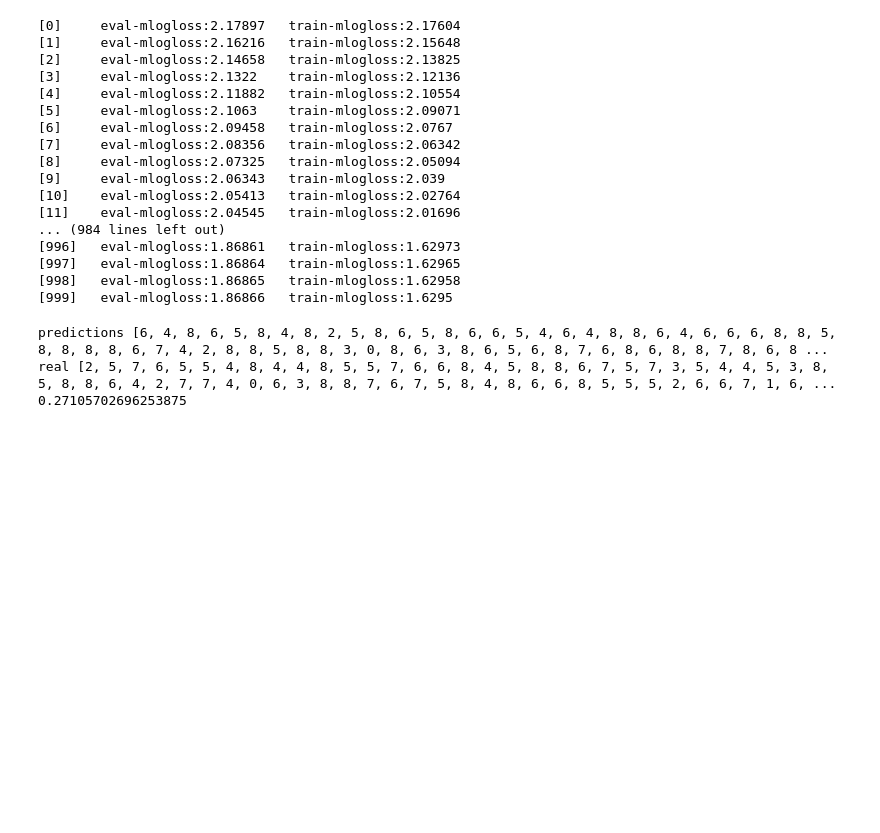
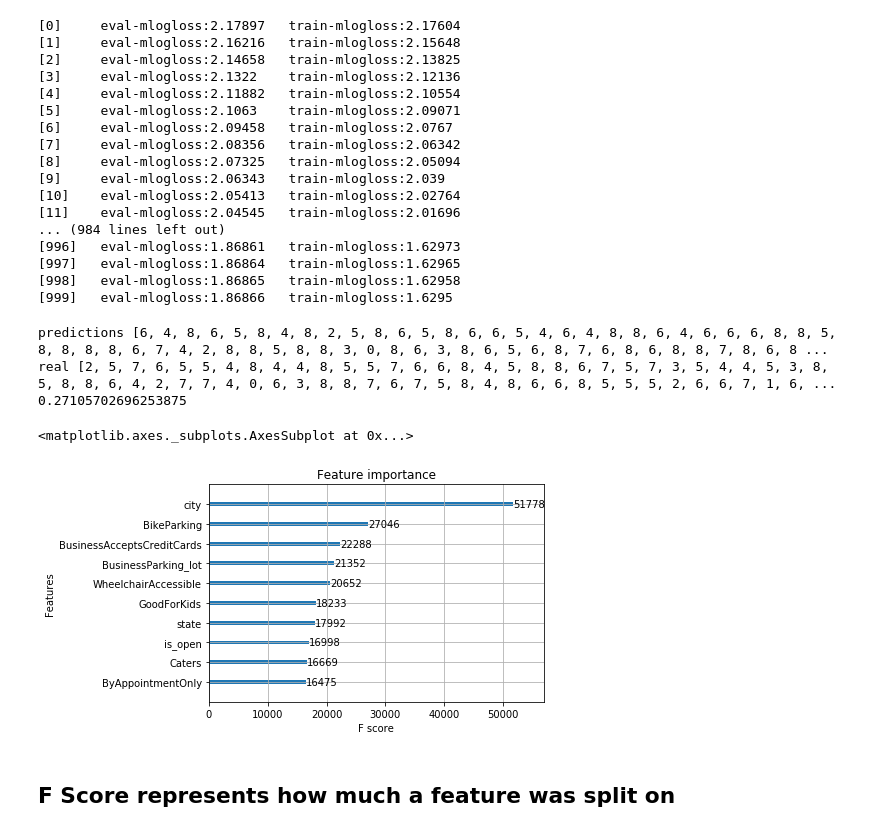
Before and after one commit to AstroBoy1/yelp-datasetchallenge, a Jupyter notebook: Statistics.ipynb, the cells around one changed output. Saved outputs shown, nothing was run; the diff lists cells and outputs as text; code cells hidden in the pictures; blank space fills up the shorter version.

Commit message:
feature importance

```diff
--- a/Statistics.ipynb
+++ b/Statistics.ipynb
@@ -825,0 +830,5 @@ real [2, 5, 7, 6, 5, 5, 4, 8, 4, 4, 8, 5, 5, 7, 6, 6, 8, 4, 5, 8, 8, 6, 7, 5, 7,
+# %%
+xgb.plot_importance(bst, max_num_features=10)
+# %% [output]
+<matplotlib.axes._subplots.AxesSubplot at 0x...>
+[figure, added]
@@ -825,0 +837,2 @@ real [2, 5, 7, 6, 5, 5, 4, 8, 4, 4, 8, 5, 5, 7, 6, 6, 8, 4, 5, 8, 8, 6, 7, 5, 7,
+# %% [markdown]
+## F Score represents how much a feature was split on
```
Also changed, not shown: parts of 2 cells of this notebook.
